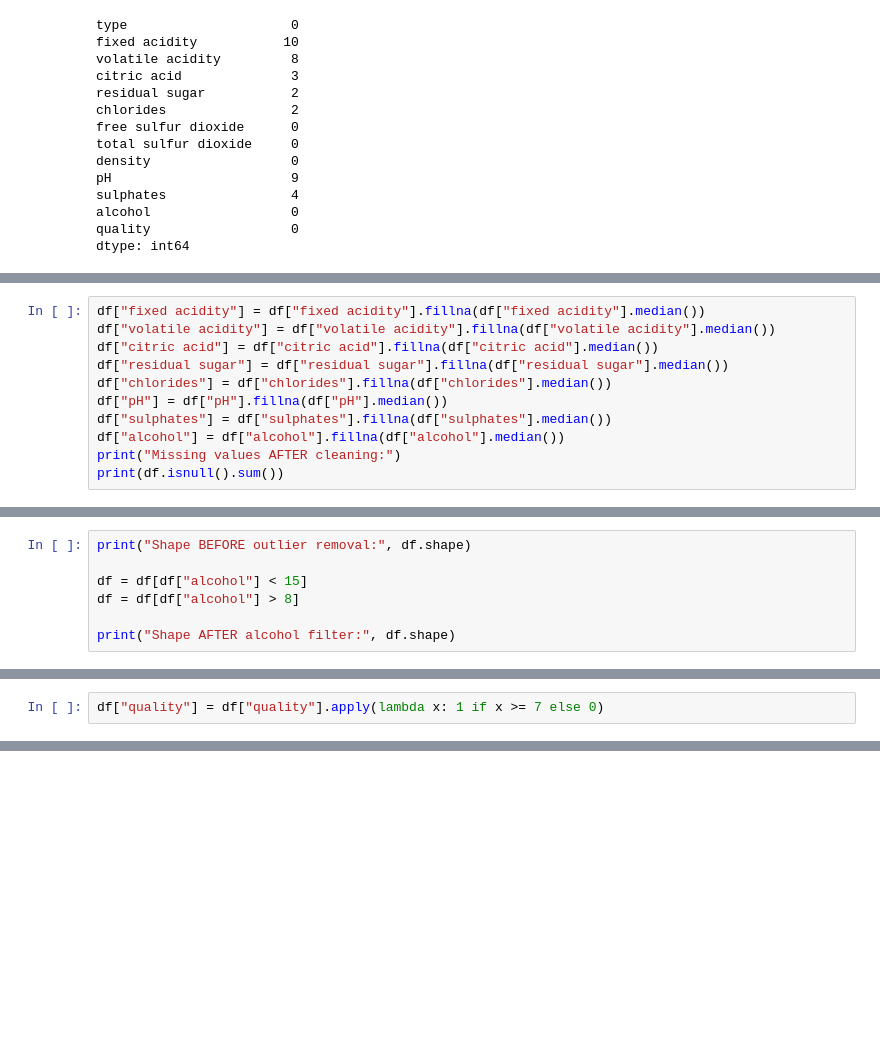
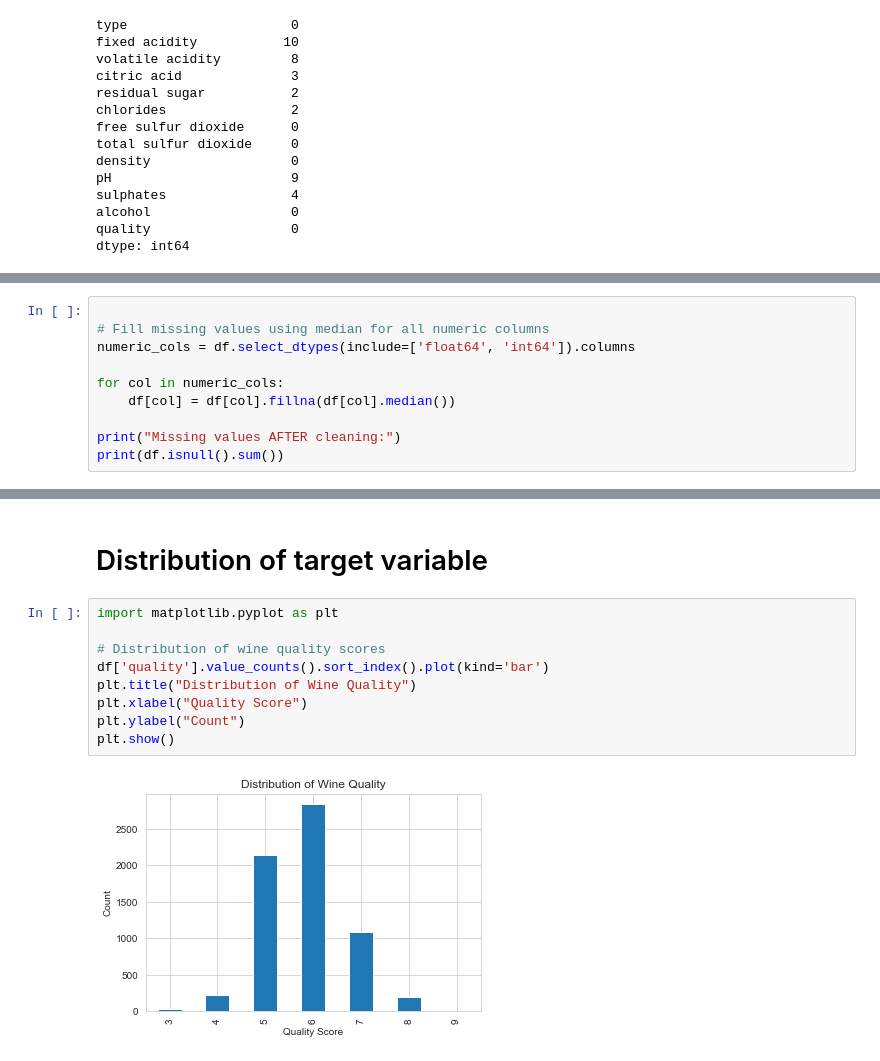
Before and after one commit to tonny001-rgb/wine-quality-prediction, a Jupyter notebook: notebook.ipynb, the cells around one changed output, grey strips where cells are left out. Drawn from its saved outputs; the diff is of its cells as text; blank space fills up the shorter version.

```diff
--- a/notebook.ipynb
+++ b/notebook.ipynb
@@ -93,11 +111,0 @@ fixing missing values
-# %%
-df["fixed acidity"] = df["fixed acidity"].fillna(df["fixed acidity"].median())
-df["volatile acidity"] = df["volatile acidity"].fillna(df["volatile acidity"].median())
-df["citric acid"] = df["citric acid"].fillna(df["citric acid"].median())
-df["residual sugar"] = df["residual sugar"].fillna(df["residual sugar"].median())
-df["chlorides"] = df["chlorides"].fillna(df["chlorides"].median())
-df["pH"] = df["pH"].fillna(df["pH"].median())
-df["sulphates"] = df["sulphates"].fillna(df["sulphates"].median())
-df["alcohol"] = df["alcohol"].fillna(df["alcohol"].median())
-print("Missing values AFTER cleaning:")
-print(df.isnull().sum())
@@ -165,7 +111,0 @@ Removing outliers
-# %%
-print("Shape BEFORE outlier removal:", df.shape)
-
-df = df[df["alcohol"] < 15]
-df = df[df["alcohol"] > 8]
-
-print("Shape AFTER alcohol filter:", df.shape)
@@ -192,2 +111,0 @@ converting and verifying target variables
-# %%
-df["quality"] = df["quality"].apply(lambda x: 1 if x >= 7 else 0)
@@ -363,0 +120,10 @@ From the analysis:
+# %%
+
+# Fill missing values using median for all numeric columns
+numeric_cols = df.select_dtypes(include=['float64', 'int64']).columns
+
+for col in numeric_cols:
+    df[col] = df[col].fillna(df[col].median())
+
+print("Missing values AFTER cleaning:")
+print(df.isnull().sum())
@@ -363,0 +175,13 @@ From the analysis:
+# %% [markdown]
+# Distribution of target variable
+# %%
+import matplotlib.pyplot as plt
+
+# Distribution of wine quality scores
+df['quality'].value_counts().sort_index().plot(kind='bar')
+plt.title("Distribution of Wine Quality")
+plt.xlabel("Quality Score")
+plt.ylabel("Count")
+plt.show()
+# %% [output]
+[figure, added]
```
Also changed, not shown: parts of 61 cells of this notebook.
